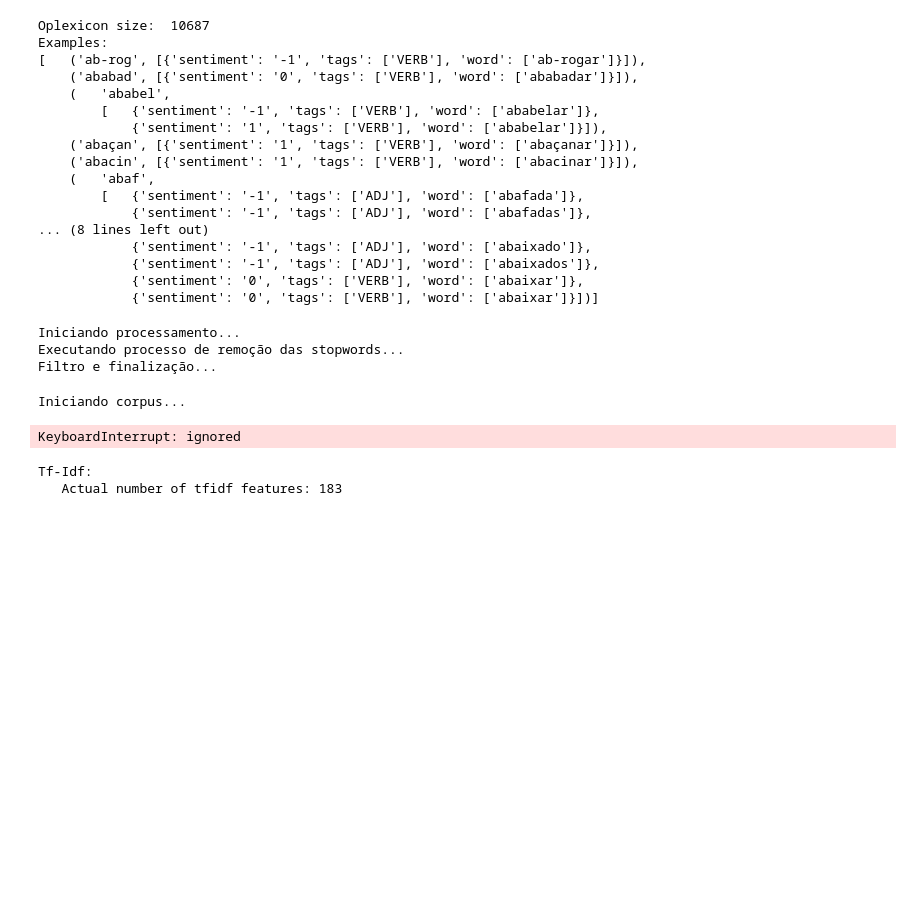
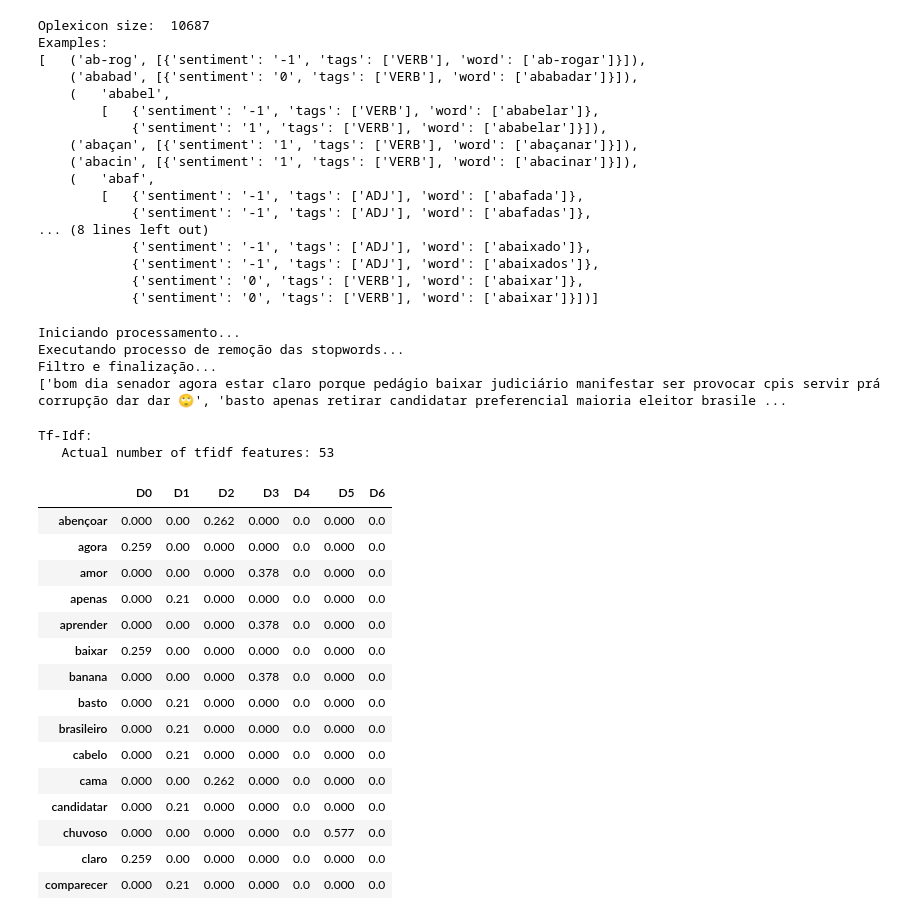
Before and after one commit to rdenadai/TxtP-Study-Notebooks, a Jupyter notebook: notebooks/text_classification_example.ipynb, the cells around one changed output. Saved outputs shown, nothing was run; the diff lists cells and outputs as text; code cells hidden in the pictures; blank space fills up the shorter version.

```diff
--- a/notebooks/text_classification_example.ipynb
+++ b/notebooks/text_classification_example.ipynb
@@ -211,12 +239,13 @@ def tokenize_frases(frase):
     return word_tokenize(frase.lower())
 
 def rm_stop_words_tokenized(frase):
+    frase = nlp(frase.lower())
     clean_frase = []
     for palavra in frase:
-        if palavra not in stpwords and not palavra.isdigit():
-            clean_frase.append(re.sub(r'[\"\'!@#$%&*\(\)-_=+{}\[\]:;>.<,|\\`´]', '', palavra.lower()))
-        else:
-            clean_frase.append(None)
+        if palavra.pos_ != 'PUNCT':
+            palavra = palavra.lemma_
+            if palavra not in stpwords and not palavra.isdigit():
+                clean_frase.append(palavra)
     return ' '.join(filter(None, clean_frase))
 
 def generate_corpus(frases, tokenize=False):
@@ -231,51 +260,52 @@ def generate_corpus(frases, tokenize=False):
     print('Filtro e finalização...')
     return tokenized_frases
 
+
 frases = [
-    'Bom dia SENADOR, agora está claro porque o pedágio não baixava,o judiciário não se manifestava quando era provocado e as CPIs só serviram prá corrupção,deu no que deu 🙄'.split(),
-    'Não basta apenas retirar o candidato preferencial da maioria dos eleitores brasileiros. Tem que impedir também que esses mesmos eleitores possam comparecer às urnas. Que democracia é essa, minha gente? Poder judiciário comprometido até os cabelos com o golpe de destrói o país.'.split(),
-    'Deus abençoe o dia de todos você, tenham um bom trabalho e bom estudo a todos. E pra aqueles que não trabalha e nem estuda, boa curtição em sua cama 🙂'.split(),
-    'Aprenda a ter amor próprio que nem essa banana q fez uma tatuagem dela mesma.'.split()
+    'Bom dia SENADOR, agora está claro porque o pedágio não baixava,o judiciário não se manifestava quando era provocado e as CPIs só serviram prá corrupção,deu no que deu 🙄',
+    'Não basta apenas retirar o candidato preferencial da maioria dos eleitores brasileiros. Tem que impedir também que esses mesmos eleitores possam comparecer às urnas. Que democracia é essa, minha gente? Poder judiciário comprometido até os cabelos com o golpe de destrói o país.',
+    'Deus abençoe o dia de todos você, tenham um bom trabalho e bom estudo a todos. E pra aqueles que não trabalha e nem estuda, boa curtição em sua cama 🙂',
+    'Aprenda a ter amor próprio que nem essa banana q fez uma tatuagem dela mesma.',
+    'Estou muito feliz hoje',
+    'Dias chuvosos me deixam triste',
+    'Hoje o dia esta excelente',
 ]
 
 N = 10000
 # frases = flt.sents()[:N] + mch.sents()[:N] + mcm.sents()[:N]
 
-frases = generate_corpus(frases, tokenize=False)
+frases = list(generate_corpus(frases, tokenize=False))
+print(frases)
+
+ldocs = [f'D{i}' for i in range(len(frases))]
 # %% [output]
 Iniciando processamento...
 Executando processo de remoção das stopwords...
 Filtro e finalização...
+['bom dia senador agora estar claro porque pedágio baixar judiciário manifestar ser provocar cpis servir prá corrupção dar dar 🙄', 'basto apenas retirar candidatar preferencial maioria eleitor brasile ...
-# %%
-# d = feedparser.parse('http://rss.uol.com.br/feed/tecnologia.xml')
-# for entry in d['entries']:
-#     pp.pprint(entry['link'])
-
-stpwords = set(stopwords.words('portuguese') + list(punctuation))
-def rm_stop_words(palavra):
-    if palavra not in stpwords and not palavra.isdigit():
-        return re.sub(r'[\"\'!@#$%&*\(\)-_=+{}\[\]:;>.<,|\\`´]', '', palavra.lower())
-    return None
-
-# Machado + Mac_Morpho
-print('Iniciando corpus...')
-N = 100000
-palavras = flt.words()[:N] + mch.words()[:N] + mcm.words()[:N]
-print('Corpus criado...')
-with concurrent.futures.ProcessPoolExecutor(max_workers=4) as procs:
-    print('Executando processo de remoção das stopwords...')
-    palavras = procs.map(rm_stop_words, palavras, chunksize=50)
-print('Filtro e finalização...')
-palavras = filter(None, palavras)
-# %% [output]
-Iniciando corpus...
-KeyboardInterrupt: ignored
 # %%
 print('Tf-Idf:')
-vectorizer = TfidfVectorizer(max_df=2, sublinear_tf=True, use_idf=True, ngram_range=(1, 3))
-
+vectorizer = TfidfVectorizer(max_df=1, sublinear_tf=True, use_idf=True, ngram_range=(1, 1))
 X_tfidf = vectorizer.fit_transform(frases)
 print("   Actual number of tfidf features: %d" % X_tfidf.get_shape()[1])
+weights_df = pd.DataFrame(np.round(X_tfidf.toarray().T, 3), index=vectorizer.get_feature_names(), columns=ldocs)
+display(weights_df.head(15))
 # %% [output]
 Tf-Idf:
-   Actual number of tfidf features: 183
+   Actual number of tfidf features: 53
+|  | D0 | D1 | D2 | D3 | D4 | D5 | D6 |
+| abençoar | 0.000 | 0.00 | 0.262 | 0.000 | 0.0 | 0.000 | 0.0 |
+| agora | 0.259 | 0.00 | 0.000 | 0.000 | 0.0 | 0.000 | 0.0 |
+| amor | 0.000 | 0.00 | 0.000 | 0.378 | 0.0 | 0.000 | 0.0 |
+| apenas | 0.000 | 0.21 | 0.000 | 0.000 | 0.0 | 0.000 | 0.0 |
+| aprender | 0.000 | 0.00 | 0.000 | 0.378 | 0.0 | 0.000 | 0.0 |
+| baixar | 0.259 | 0.00 | 0.000 | 0.000 | 0.0 | 0.000 | 0.0 |
+| banana | 0.000 | 0.00 | 0.000 | 0.378 | 0.0 | 0.000 | 0.0 |
+| basto | 0.000 | 0.21 | 0.000 | 0.000 | 0.0 | 0.000 | 0.0 |
+| brasileiro | 0.000 | 0.21 | 0.000 | 0.000 | 0.0 | 0.000 | 0.0 |
+| cabelo | 0.000 | 0.21 | 0.000 | 0.000 | 0.0 | 0.000 | 0.0 |
+| cama | 0.000 | 0.00 | 0.262 | 0.000 | 0.0 | 0.000 | 0.0 |
+| candidatar | 0.000 | 0.21 | 0.000 | 0.000 | 0.0 | 0.000 | 0.0 |
+| chuvoso | 0.000 | 0.00 | 0.000 | 0.000 | 0.0 | 0.577 | 0.0 |
+| claro | 0.259 | 0.00 | 0.000 | 0.000 | 0.0 | 0.000 | 0.0 |
+| comparecer | 0.000 | 0.21 | 0.000 | 0.000 | 0.0 | 0.000 | 0.0 |
```
Also changed, not shown: parts of 18 cells of this notebook.
